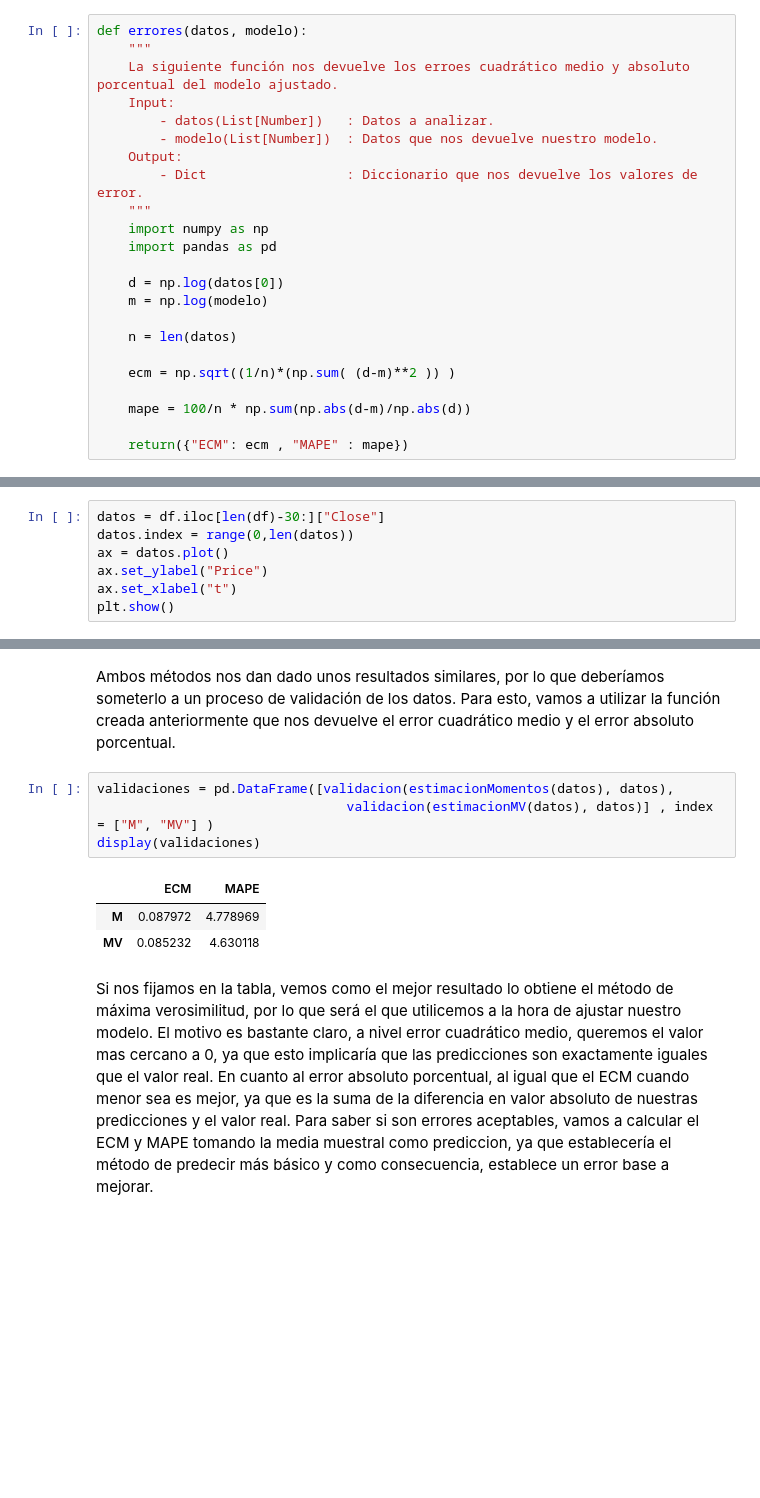
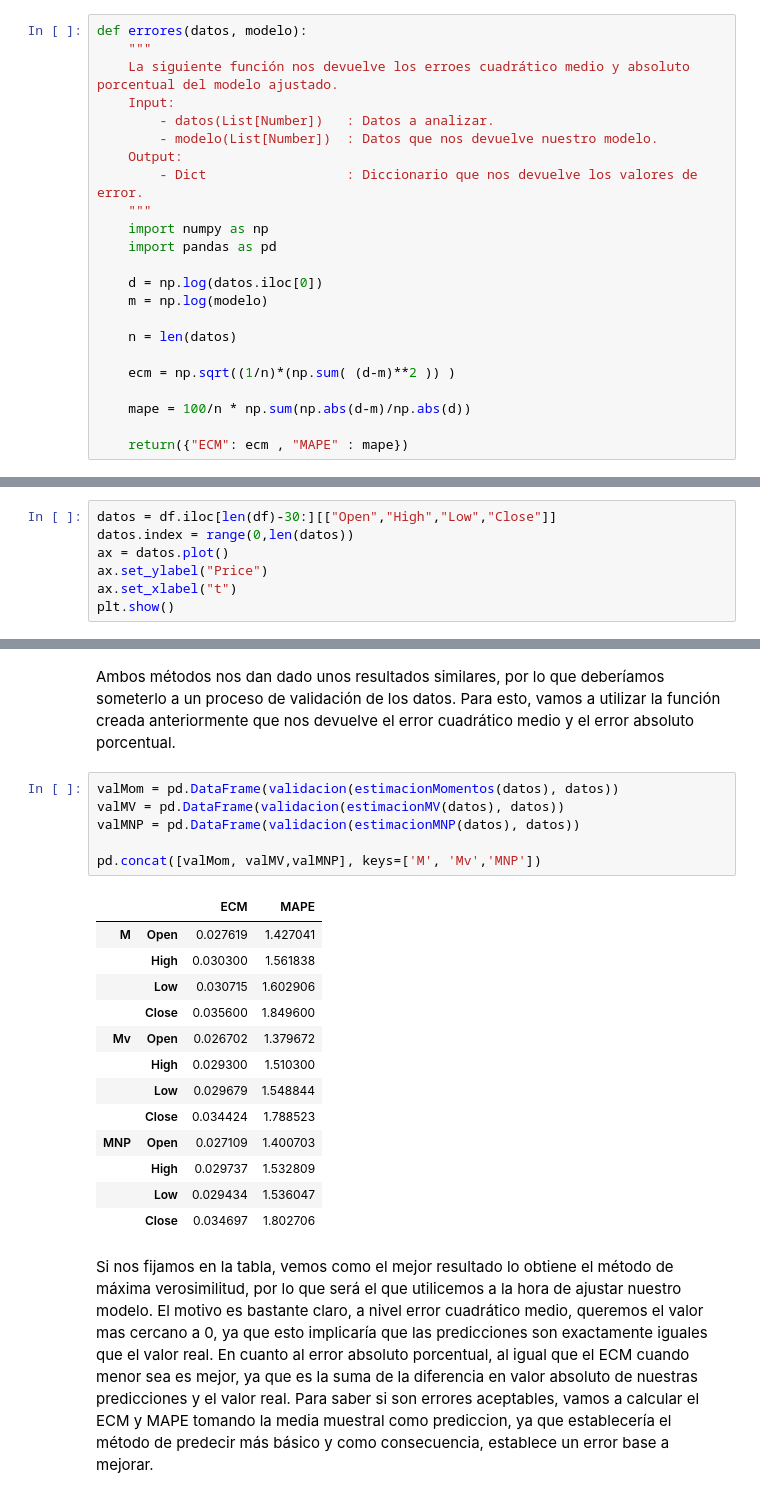
Before and after one commit to bereamanuel/analisisCarteras, a Jupyter notebook: modelo_lognormal.ipynb, the cells around one changed output, grey strips where cells are left out. Cells and saved outputs as stored; diff of their text form; blank space fills up the shorter version.

```diff
--- a/modelo_lognormal.ipynb
+++ b/modelo_lognormal.ipynb
@@ -190,7 +194,7 @@ def errores(datos, modelo):
     import numpy as np
     import pandas as pd
 
-    d = np.log(datos[0])
+    d = np.log(datos.iloc[0])
     m = np.log(modelo)
 
     n = len(datos)
@@ -341,7 +346,7 @@ None
 
 En primer lugar, vamos a tomar un subconjunto de los datos, por ejemplo los ultimos 30 días. Además, solo cogeremos los datos de cierre.
 # %%
-datos = df.iloc[len(df)-30:]["Close"]
+datos = df.iloc[len(df)-30:][["Open","High","Low","Close"]]
 datos.index = range(0,len(datos))
 ax = datos.plot()
 ax.set_ylabel("Price")
@@ -370,13 +393,25 @@ Ambos métodos nos dan resultados muy similares, además la media es un valor po
 # %% [markdown]
 Ambos métodos nos dan dado unos resultados similares, por lo que deberíamos someterlo a un proceso de validación de los datos. Para esto, vamos a utilizar la función creada anteriormente que nos devuelve el error cuadrático medio y el error absoluto porcentual.
 # %%
-validaciones = pd.DataFrame([validacion(estimacionMomentos(datos), datos),
-                                validacion(estimacionMV(datos), datos)] , index = ["M", "MV"] )
-display(validaciones)
+valMom = pd.DataFrame(validacion(estimacionMomentos(datos), datos))
+valMV = pd.DataFrame(validacion(estimacionMV(datos), datos))
+valMNP = pd.DataFrame(validacion(estimacionMNP(datos), datos))
+
+pd.concat([valMom, valMV,valMNP], keys=['M', 'Mv','MNP'])
 # %% [output]
-|  | ECM | MAPE |
-| M | 0.087972 | 4.778969 |
-| MV | 0.085232 | 4.630118 |
+|  |  | ECM | MAPE |
+| M | Open | 0.027619 | 1.427041 |
+|  | High | 0.030300 | 1.561838 |
+|  | Low | 0.030715 | 1.602906 |
+|  | Close | 0.035600 | 1.849600 |
+| Mv | Open | 0.026702 | 1.379672 |
+|  | High | 0.029300 | 1.510300 |
+|  | Low | 0.029679 | 1.548844 |
+|  | Close | 0.034424 | 1.788523 |
+| MNP | Open | 0.027109 | 1.400703 |
+|  | High | 0.029737 | 1.532809 |
+|  | Low | 0.029434 | 1.536047 |
+|  | Close | 0.034697 | 1.802706 |
 # %% [markdown]
 Si nos fijamos en la tabla, vemos como el mejor resultado lo obtiene el método de máxima verosimilitud, por lo que será el que utilicemos a la hora de ajustar nuestro modelo. El motivo es bastante claro, a nivel error cuadrático medio, queremos el valor mas cercano a 0, ya que esto implicaría que las predicciones son exactamente iguales que el valor real. En cuanto al error absoluto porcentual, al igual que el ECM cuando menor sea es mejor, ya que es la suma de la diferencia en valor absoluto de nuestras predicciones y el valor real. Para saber si son errores aceptables, vamos a calcular el ECM y MAPE tomando la media muestral como prediccion, ya que establecería el método de predecir más básico y como consecuencia, establece un error base a mejorar.
 # %%
```
Also changed, not shown: parts of 12 cells of this notebook, 1 other file.
